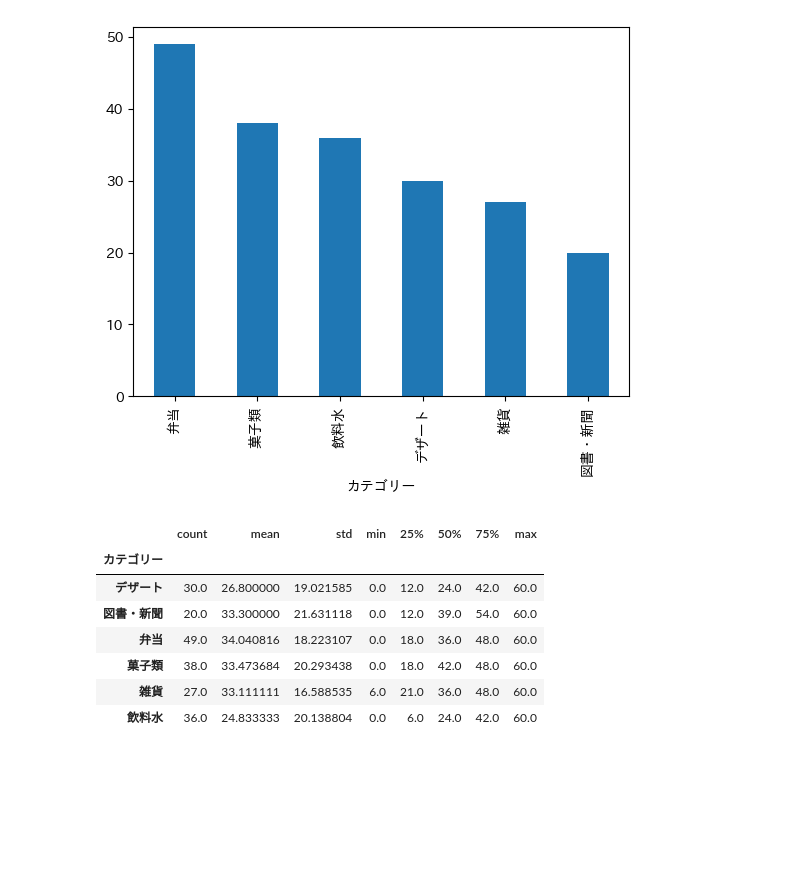
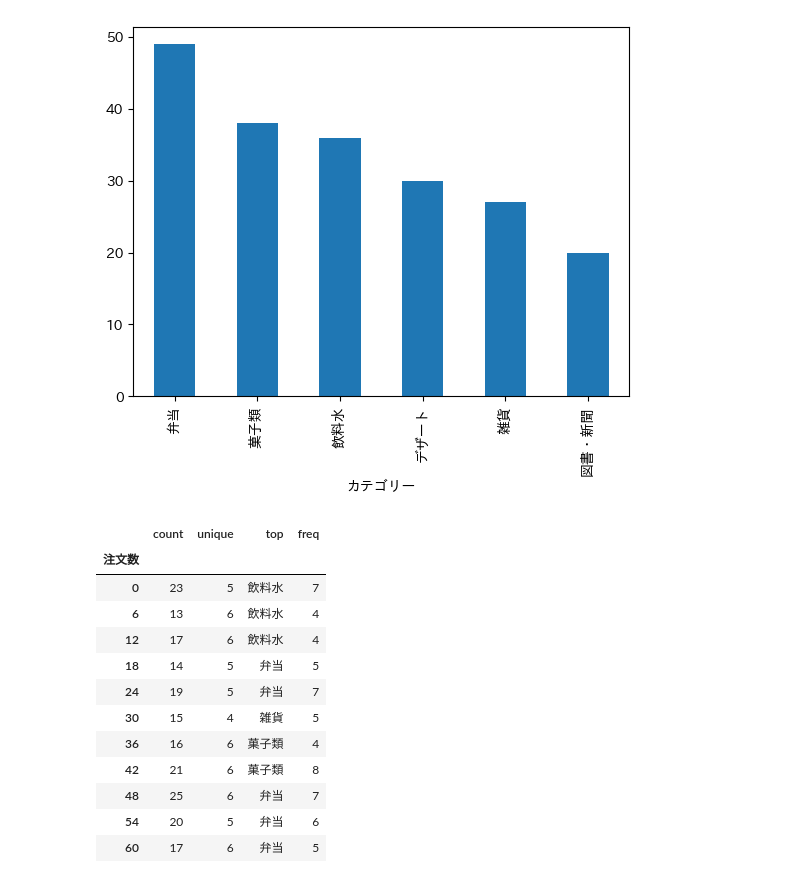
Before and after one commit to hiroki1-hub/data-analysis-basic-kadai, a Jupyter notebook: kadai_007/kadai_007.ipynb, the cells around one changed output. Drawn from its saved outputs; the diff is of its cells as text; code cells hidden in the pictures; blank space fills up the shorter version.

```diff
--- a/kadai_007/kadai_007.ipynb
+++ b/kadai_007/kadai_007.ipynb
@@ -22,3 +22,6 @@ Successfully installed japanize-matplotlib-1.1.3
 import matplotlib.pyplot as plt
 import pandas as pd
 import japanize_matplotlib
+# %%
+df = pd.read_csv("sample_pandas_6.csv")
+df.head()
@@ -24,0 +35,3 @@ import japanize_matplotlib
+# %%
+category_df = pd.read_csv('category.csv')
+category_df
@@ -46,13 +71,18 @@ plt.show()
 # %% [output]
 [figure]
 # %%
-df.groupby('カテゴリー')["注文数"].describe()
+df.groupby('注文数')["カテゴリー"].describe()
 # %% [output]
-|  | count | mean | std | min | 25% | 50% | 75% | max |
-| カテゴリー |  |  |  |  |  |  |  |  |
-| デザート | 30.0 | 26.800000 | 19.021585 | 0.0 | 12.0 | 24.0 | 42.0 | 60.0 |
-| 図書・新聞 | 20.0 | 33.300000 | 21.631118 | 0.0 | 12.0 | 39.0 | 54.0 | 60.0 |
-| 弁当 | 49.0 | 34.040816 | 18.223107 | 0.0 | 18.0 | 36.0 | 48.0 | 60.0 |
-| 菓子類 | 38.0 | 33.473684 | 20.293438 | 0.0 | 18.0 | 42.0 | 48.0 | 60.0 |
-| 雑貨 | 27.0 | 33.111111 | 16.588535 | 6.0 | 21.0 | 36.0 | 48.0 | 60.0 |
-| 飲料水 | 36.0 | 24.833333 | 20.138804 | 0.0 | 6.0 | 24.0 | 42.0 | 60.0 |
+|  | count | unique | top | freq |
+| 注文数 |  |  |  |  |
+| 0 | 23 | 5 | 飲料水 | 7 |
+| 6 | 13 | 6 | 飲料水 | 4 |
+| 12 | 17 | 6 | 飲料水 | 4 |
+| 18 | 14 | 5 | 弁当 | 5 |
+| 24 | 19 | 5 | 弁当 | 7 |
+| 30 | 15 | 4 | 雑貨 | 5 |
+| 36 | 16 | 6 | 菓子類 | 4 |
+| 42 | 21 | 6 | 菓子類 | 8 |
+| 48 | 25 | 6 | 弁当 | 7 |
+| 54 | 20 | 5 | 弁当 | 6 |
+| 60 | 17 | 6 | 弁当 | 5 |
```
Also changed, not shown: parts of 3 cells of this notebook, 1 other file.
